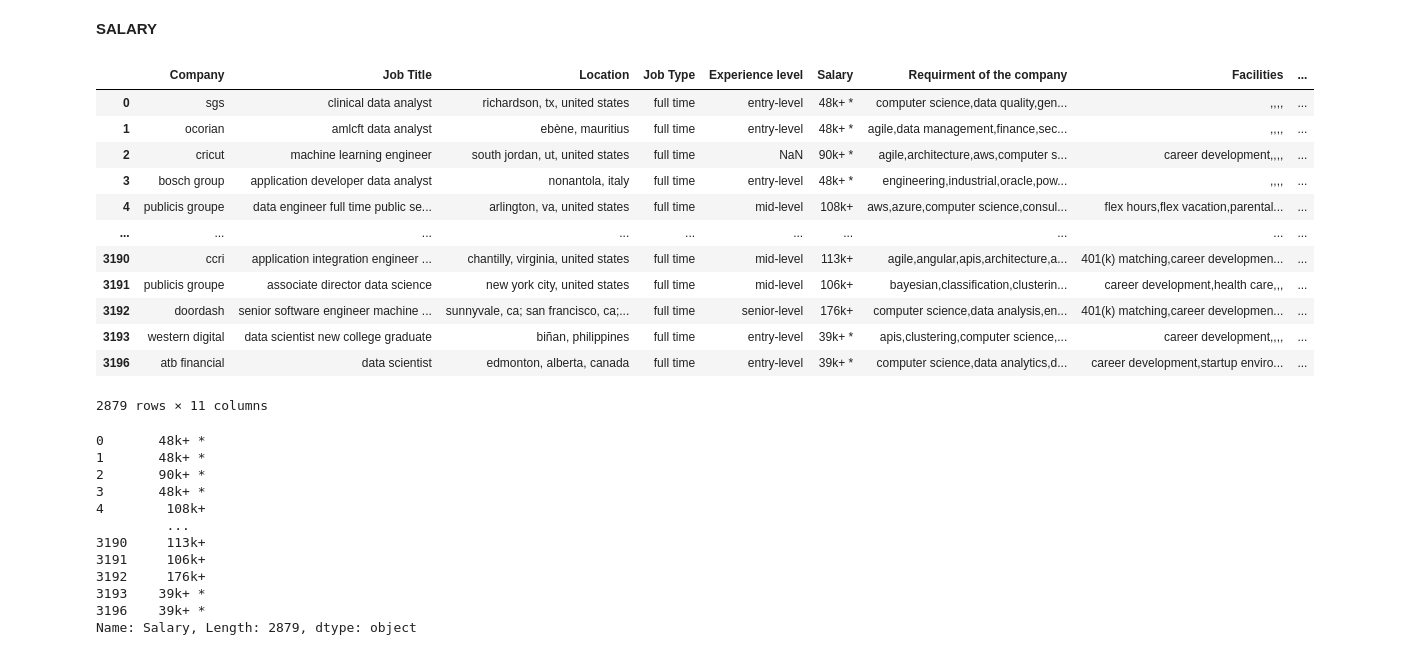
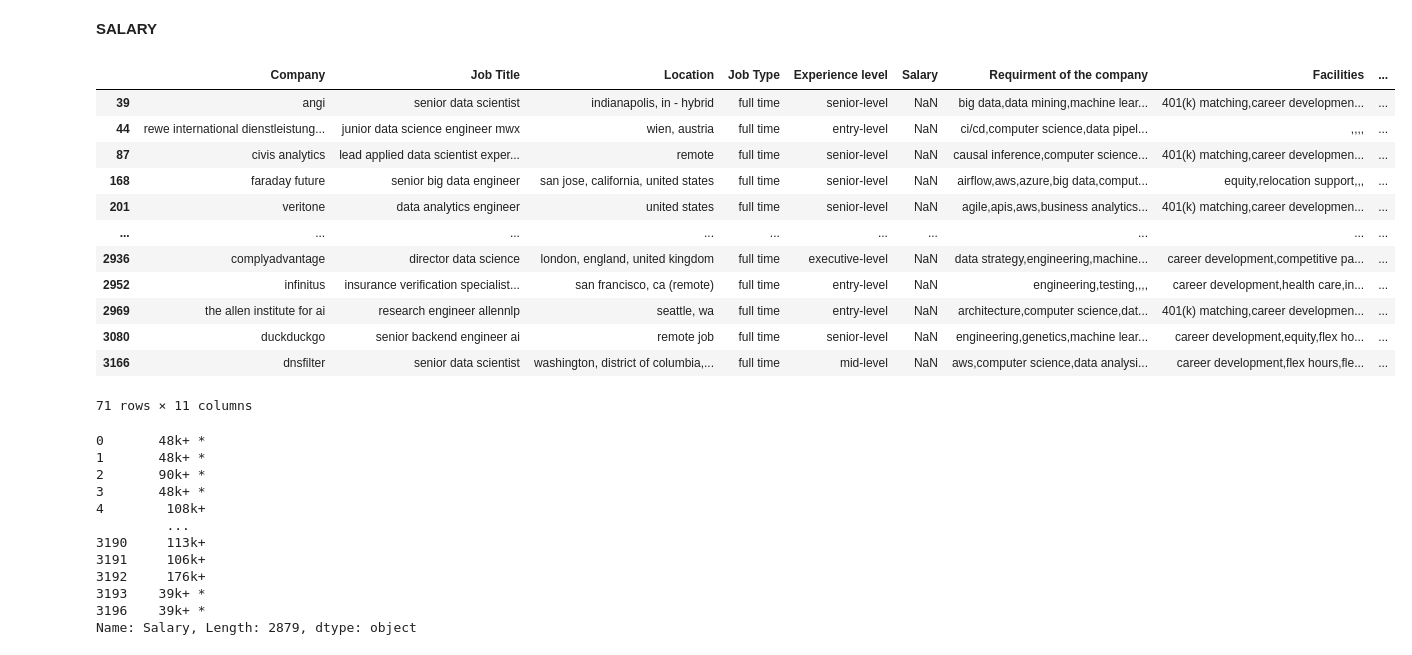
Before and after one commit to elouardyabderrahim/Job-analysis, a Jupyter notebook: finalCodeJobApport.ipynb, the cells around one changed output. Saved outputs shown, nothing was run; the diff lists cells and outputs as text; code cells hidden in the pictures.

Commit message:
after adding the tables modling

```diff
--- a/finalCodeJobApport.ipynb
+++ b/finalCodeJobApport.ipynb
@@ -452,23 +450,23 @@ dataFrame
 # %% [markdown]
 **SALARY**
 # %%
-dataFrame["Salary"].fillna('negociable',inplace=True)
+# dataFrame["Salary"].fillna('0K',inplace=True)
-# %%
-dataFrame
-# %% [output]
-|  | Company | Job Title | Location | Job Type | Experience level | Salary | Requirment of the company | Facilities | ... |
-| 0 | sgs | clinical data analyst | richardson, tx, united states | full time | entry-level | 48k+ * | computer science,data quality,gen... | ,,,, | ... |
-| 1 | ocorian | amlcft data analyst | ebène, mauritius | full time | entry-level | 48k+ * | agile,data management,finance,sec... | ,,,, | ... |
-| 2 | cricut | machine learning engineer | south jordan, ut, united states | full time | NaN | 90k+ * | agile,architecture,aws,computer s... | career development,,,, | ... |
-| 3 | bosch group | application developer data analyst | nonantola, italy | full time | entry-level | 48k+ * | engineering,industrial,oracle,pow... | ,,,, | ... |
-| 4 | publicis groupe | data engineer full time public se... | arlington, va, united states | full time | mid-level | 108k+ | aws,azure,computer science,consul... | flex hours,flex vacation,parental... | ... |
-| ... | ... | ... | ... | ... | ... | ... | ... | ... | ... |
-| 3190 | ccri | application integration engineer ... | chantilly, virginia, united states | full time | mid-level | 113k+ | agile,angular,apis,architecture,a... | 401(k) matching,career developmen... | ... |
-| 3191 | publicis groupe | associate director data science | new york city, united states | full time | mid-level | 106k+ | bayesian,classification,clusterin... | career development,health care,,, | ... |
-| 3192 | doordash | senior software engineer machine ... | sunnyvale, ca; san francisco, ca;... | full time | senior-level | 176k+ | computer science,data analysis,en... | 401(k) matching,career developmen... | ... |
-| 3193 | western digital | data scientist new college graduate | biñan, philippines | full time | entry-level | 39k+ * | apis,clustering,computer science,... | career development,,,, | ... |
-| 3196 | atb financial | data scientist | edmonton, alberta, canada | full time | entry-level | 39k+ * | computer science,data analytics,d... | career development,startup enviro... | ... |
-2879 rows × 11 columns
+# %%
+dataFrame[dataFrame["Salary"].isna()]
+# %% [output]
+|  | Company | Job Title | Location | Job Type | Experience level | Salary | Requirment of the company | Facilities | ... |
+| 39 | angi | senior data scientist | indianapolis, in - hybrid | full time | senior-level | NaN | big data,data mining,machine lear... | 401(k) matching,career developmen... | ... |
+| 44 | rewe international dienstleistung... | junior data science engineer mwx | wien, austria | full time | entry-level | NaN | ci/cd,computer science,data pipel... | ,,,, | ... |
+| 87 | civis analytics | lead applied data scientist exper... | remote | full time | senior-level | NaN | causal inference,computer science... | 401(k) matching,career developmen... | ... |
+| 168 | faraday future | senior big data engineer | san jose, california, united states | full time | senior-level | NaN | airflow,aws,azure,big data,comput... | equity,relocation support,,, | ... |
+| 201 | veritone | data analytics engineer | united states | full time | senior-level | NaN | agile,apis,aws,business analytics... | 401(k) matching,career developmen... | ... |
+| ... | ... | ... | ... | ... | ... | ... | ... | ... | ... |
+| 2936 | complyadvantage | director data science | london, england, united kingdom | full time | executive-level | NaN | data strategy,engineering,machine... | career development,competitive pa... | ... |
+| 2952 | infinitus | insurance verification specialist... | san francisco, ca (remote) | full time | entry-level | NaN | engineering,testing,,,, | career development,health care,in... | ... |
+| 2969 | the allen institute for ai | research engineer allennlp | seattle, wa | full time | entry-level | NaN | architecture,computer science,dat... | 401(k) matching,career developmen... | ... |
+| 3080 | duckduckgo | senior backend engineer ai | remote job | full time | senior-level | NaN | engineering,genetics,machine lear... | career development,equity,flex ho... | ... |
+| 3166 | dnsfilter | senior data scientist | washington, district of columbia,... | full time | mid-level | NaN | aws,computer science,data analysi... | career development,flex hours,fle... | ... |
+71 rows × 11 columns
 # %%
 dataFrame["Salary"].str.strip()
 # %% [output]
```
Also changed, not shown: parts of 38 cells of this notebook, 1 other file.
